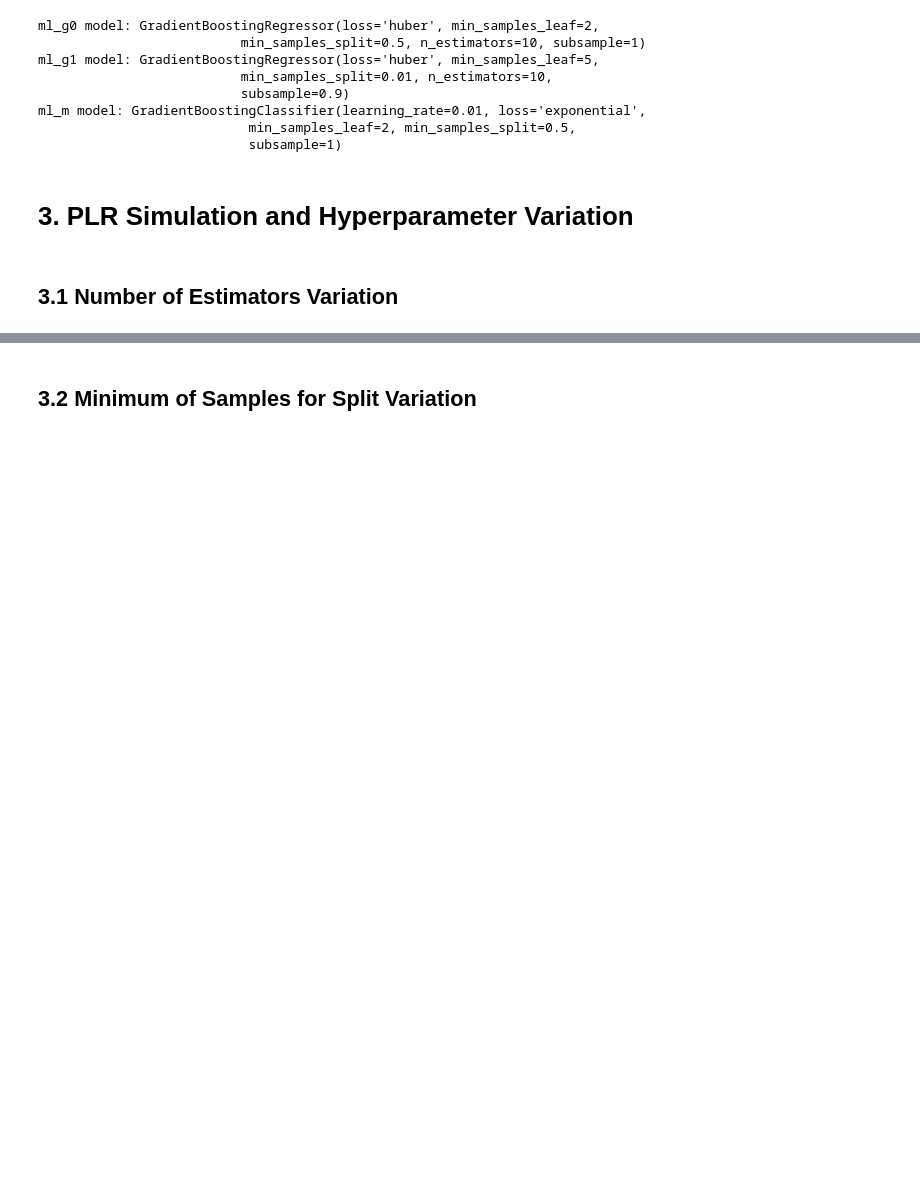
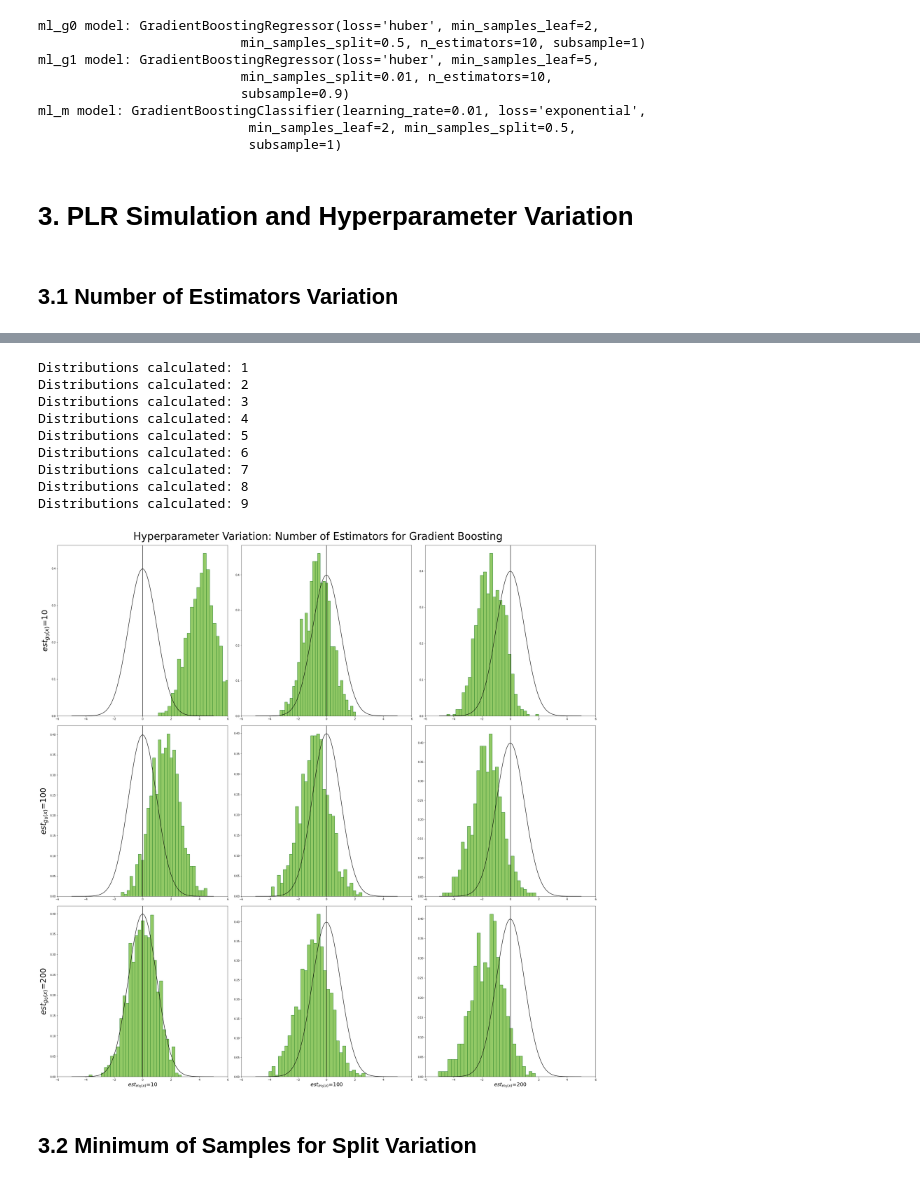
Before and after one commit to JannikKmnn/DoubleML-Hyperparameter-Simulation, a Jupyter notebook: gradient_boosting_variation.ipynb, the cells around one changed output, grey strips where cells are left out. Drawn from its saved outputs; the diff is of its cells as text; code cells hidden in the pictures; blank space fills up the shorter version.

Commit message:
Gradient Boosting simulation moved to function

```diff
--- a/gradient_boosting_variation.ipynb
+++ b/gradient_boosting_variation.ipynb
@@ -236,2 +178,28 @@ Distributions calculated: 9
+# %%
+gb_n_est_hyperparams_ml_l = [10, 100, 200]
+gb_n_est_hyperparams_ml_m = [10, 100, 200]
+
+n_folds=2
+
+n_est_scores = plot_gb_plr_variation_results(ml_l_hyperparameters=gb_n_est_hyperparams_ml_l,
+                                             ml_m_hyperparameters=gb_n_est_hyperparams_ml_m,
+                                             n_folds=n_folds, data=data, true_alpha=alpha,
+                                             tunable_hyperparameter='n_estimators',
+                                             ml_l_model=ml_l_plr_gb_model,
+                                             ml_m_model=ml_m_plr_gb_model,
+                                             title="Hyperparameter Variation: Number of Estimators for Gradient Boosting",
+                                             xlabels='$est_{m_{0}(x)}$=', ylabel='$est_{g_{0}(x)}$=',
+                                             filename="gb_number_estimators_variation.png")
+# %% [output]
+Distributions calculated: 1
+Distributions calculated: 2
+Distributions calculated: 3
+Distributions calculated: 4
+Distributions calculated: 5
+Distributions calculated: 6
+Distributions calculated: 7
+Distributions calculated: 8
+Distributions calculated: 9
+[figure, added]
 # %% [markdown]
 ## 3.2 Minimum of Samples for Split Variation
```
Also changed, not shown: parts of 5 cells of this notebook, 3 other files.
